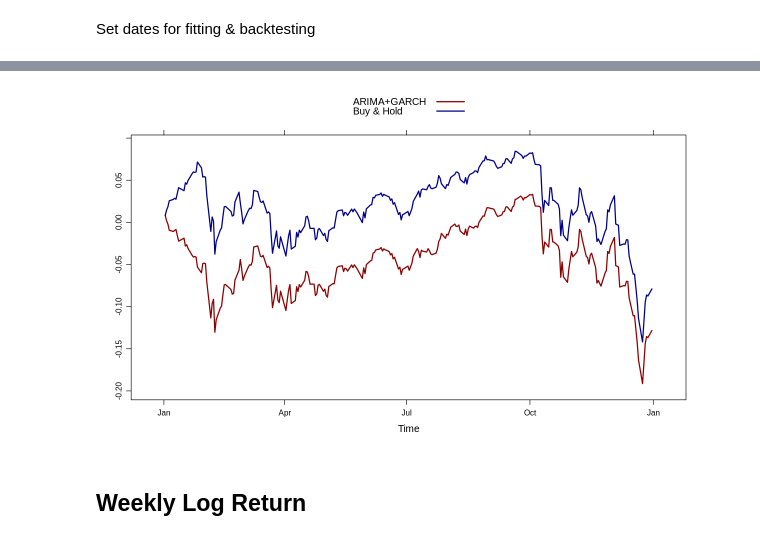
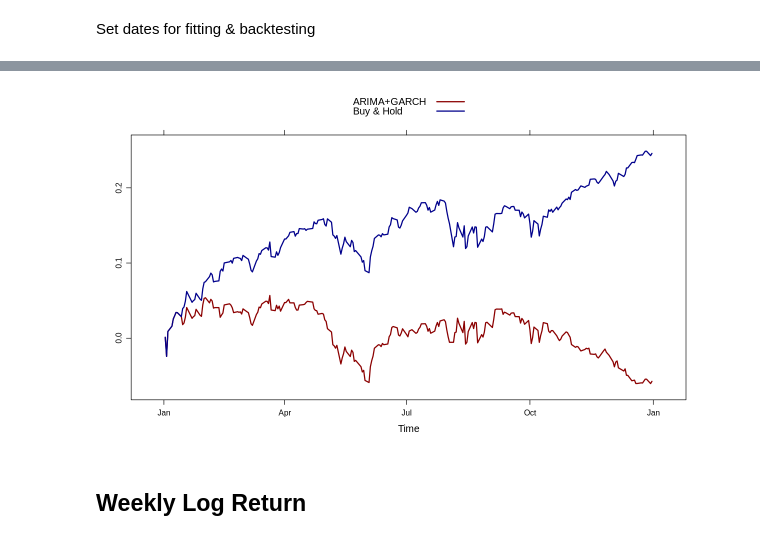
Before and after one commit to lbk209/timeseries, a Jupyter notebook: r_quantstart_arima_garch_gc.ipynb, the cells around one changed output, grey strips where cells are left out. Drawn from its saved outputs; the diff is of its cells as text; code cells hidden in the pictures.

Commit message:
update ag.forecast

```diff
--- a/r_quantstart_arima_garch_gc.ipynb
+++ b/r_quantstart_arima_garch_gc.ipynb
@@ -482,10 +500,11 @@ length(spReturns)
 Set dates for fitting & backtesting
 # %%
 # for backtesting
-#bt.start <- "2019-01-01"
-#bt.end <- "2019-12-31"
-bt.start <- "2018-01-01"
-bt.end <- "2018-12-31"
+bt.start <- "2019-01-01"
+bt.end <- "2019-12-31"
+#bt.start <- "2018-01-01"
+#bt.start <- "2018-12-01"
+#bt.end <- "2018-12-31"
 
 YEAR <- 252
 windowLength <- 5*YEAR # for fitting
@@ -498,7 +517,7 @@ foreLength <- nrow(window(ret, start=bt.start))
 l <- nrow(ret)
 ret <- ret[(l-windowLength-foreLength):l]
 # %%
-spArimaGarch <- bt.forecast(ret, foreLength, windowLength)
+pred <- ag.forecast(ret, foreLength, windowLength, lookahead=1)
 # %% [output]
 [1] "20 % done (4 mins)."
 [1] "40 % done (8 mins)."
@@ -511,7 +533,7 @@ my.figsize(10,6)
 # %%
-bt.plot(spArimaGarch, ret)
+ag.backtest(pred, ret, 1)
 # %% [output]
-[figure, old version]
+[figure, new version]
 # %% [markdown]
 ## Weekly Log Return
 # %% [markdown]
```
Also changed, not shown: parts of 14 cells of this notebook.
